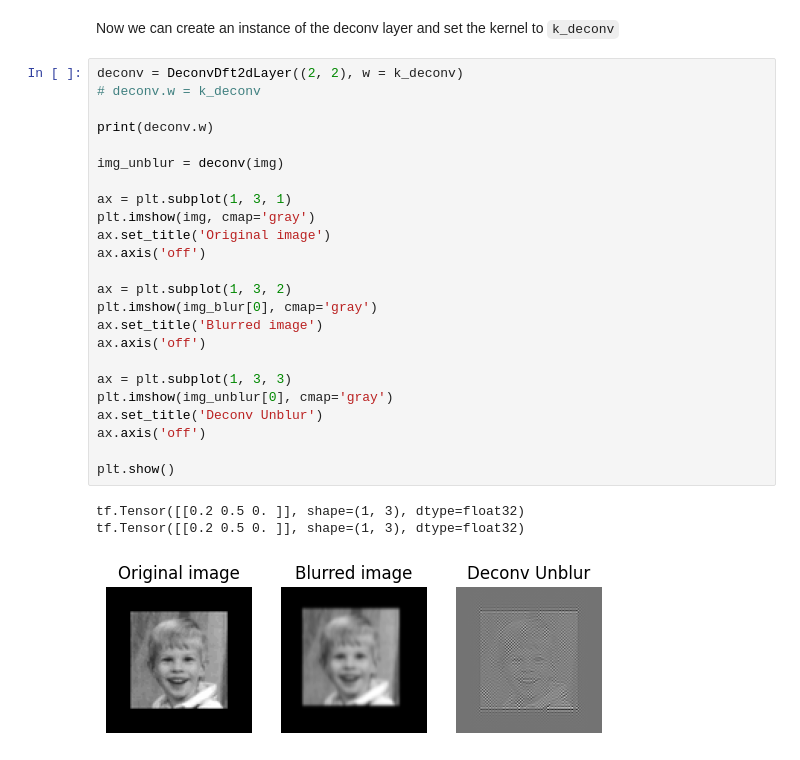
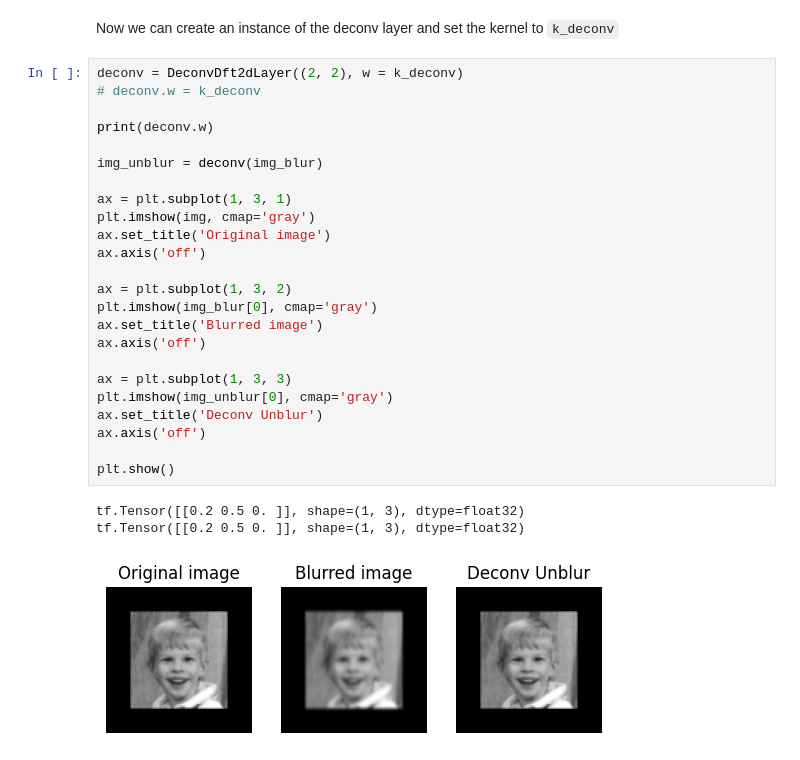
Before and after one commit to rashaad-meyer/ml_masters_uct, a Jupyter notebook: Deconvolution/Notebooks/SimpleBlurUnblur.ipynb, the cells around one changed output. Drawn from its saved outputs; the diff is of its cells as text.

Commit message:
Was incorrectly using original iamge as input instead of blur image

```diff
--- a/Deconvolution/Notebooks/SimpleBlurUnblur.ipynb
+++ b/Deconvolution/Notebooks/SimpleBlurUnblur.ipynb
@@ -137,28 +137,28 @@ Now we can create an instance of the deconv layer and set the kernel to `k_decon
 # %%
 deconv = DeconvDft2dLayer((2, 2), w = k_deconv)
 # deconv.w = k_deconv
 
 print(deconv.w)
 
-img_unblur = deconv(img)
+img_unblur = deconv(img_blur)
 
 ax = plt.subplot(1, 3, 1)
 plt.imshow(img, cmap='gray')
 ax.set_title('Original image')
 ax.axis('off')
 
 ax = plt.subplot(1, 3, 2)
 plt.imshow(img_blur[0], cmap='gray')
 ax.set_title('Blurred image')
 ax.axis('off')
 
 ax = plt.subplot(1, 3, 3)
 plt.imshow(img_unblur[0], cmap='gray')
 ax.set_title('Deconv Unblur')
 ax.axis('off')
 
 plt.show()
 # %% [output]
 tf.Tensor([[0.2 0.5 0. ]], shape=(1, 3), dtype=float32)
 tf.Tensor([[0.2 0.5 0. ]], shape=(1, 3), dtype=float32)
-[figure, old version]
+[figure, new version]
```
